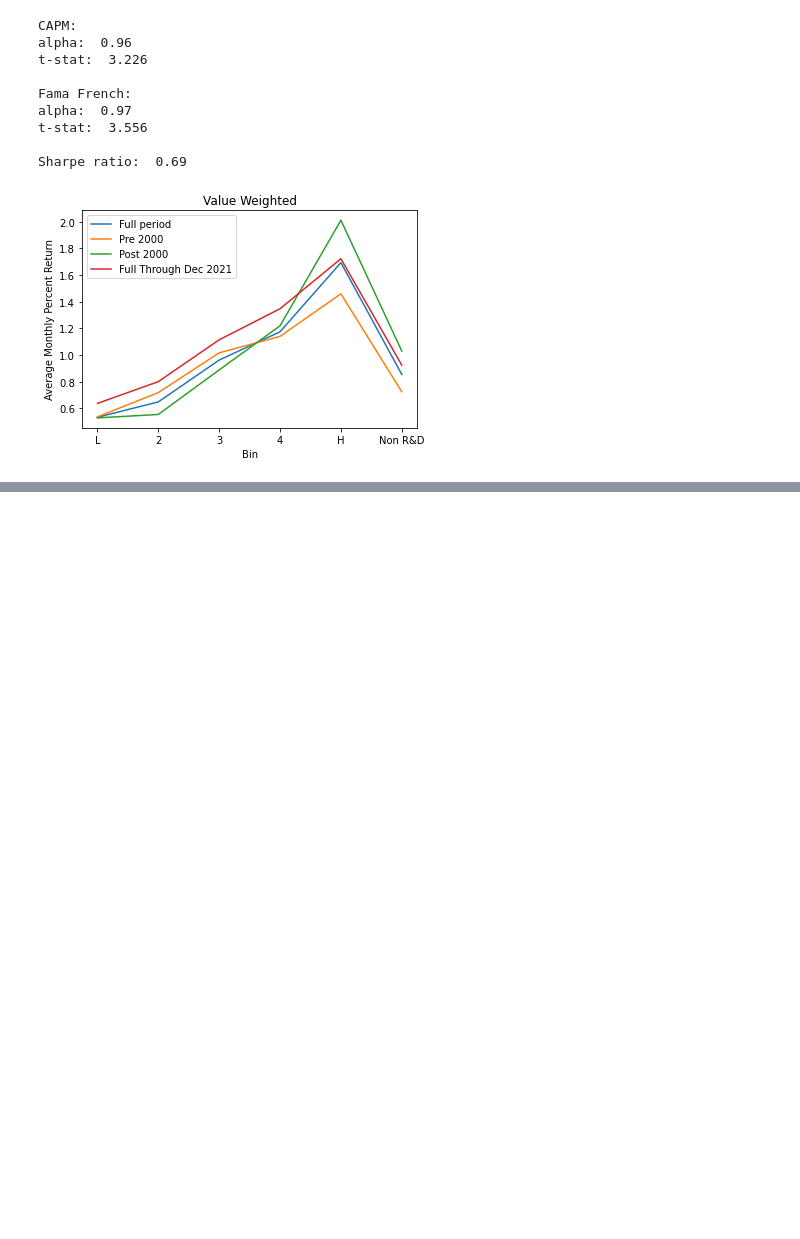
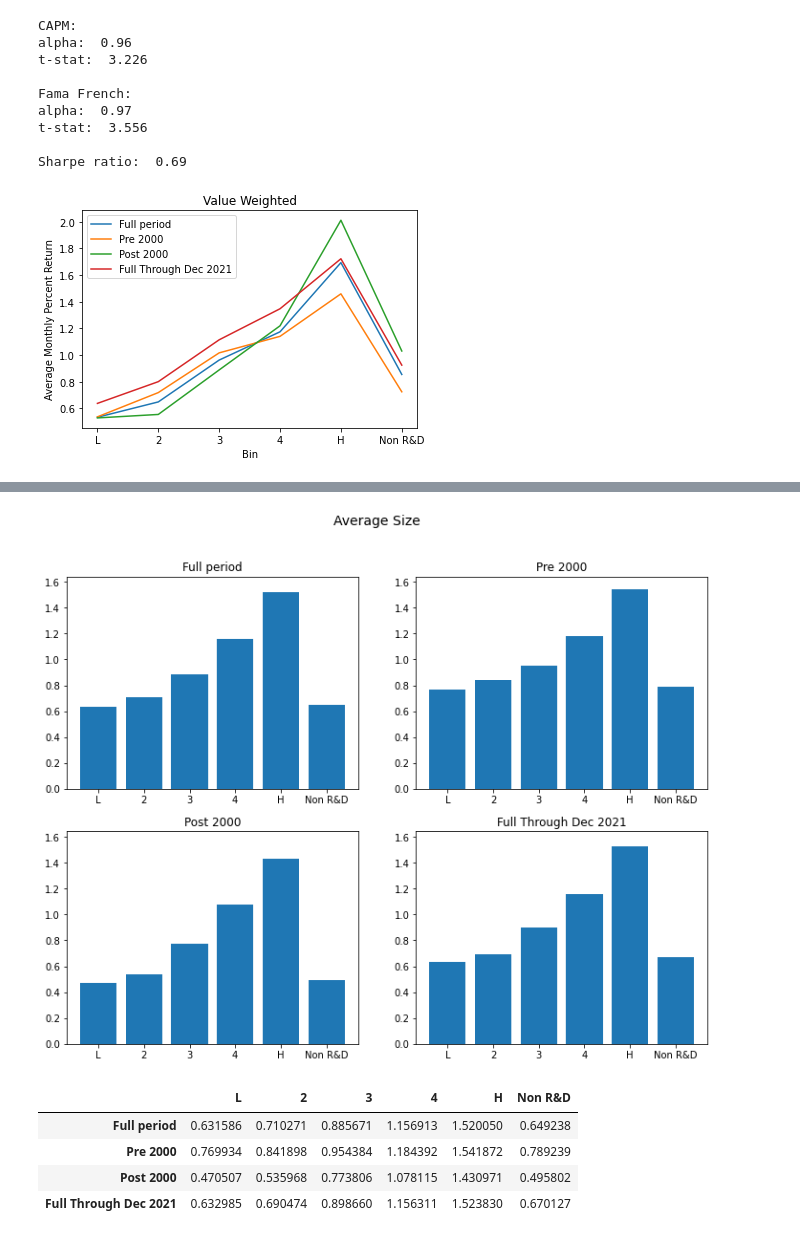
Before and after one commit to AmritSd/Does_R-D_Matter, a Jupyter notebook: rudra_rd_trading.ipynb, the cells around one changed output, grey strips where cells are left out. Cells and saved outputs as stored; diff of their text form; code cells hidden in the pictures; blank space fills up the shorter version.

```diff
--- a/rudra_rd_trading.ipynb
+++ b/rudra_rd_trading.ipynb
@@ -338,0 +514,9 @@ Sharpe ratio:  0.69
+# %%
+plot_factors(equal_period_betas, "Size")
+# %% [output]
+[figure, added]
+|  | L | 2 | 3 | 4 | H | Non R&D |
+| Full period | 0.631586 | 0.710271 | 0.885671 | 1.156913 | 1.520050 | 0.649238 |
+| Pre 2000 | 0.769934 | 0.841898 | 0.954384 | 1.184392 | 1.541872 | 0.789239 |
+| Post 2000 | 0.470507 | 0.535968 | 0.773806 | 1.078115 | 1.430971 | 0.495802 |
+| Full Through Dec 2021 | 0.632985 | 0.690474 | 0.898660 | 1.156311 | 1.523830 | 0.670127 |
```
Also changed, not shown: parts of 30 cells of this notebook.
